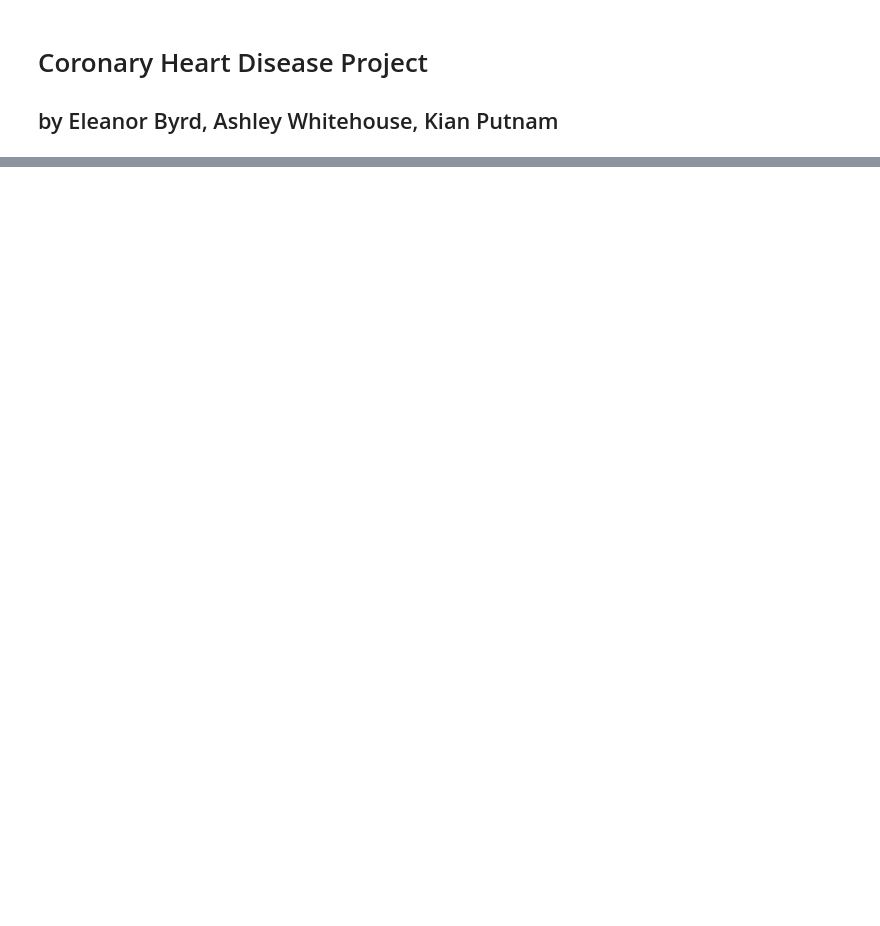
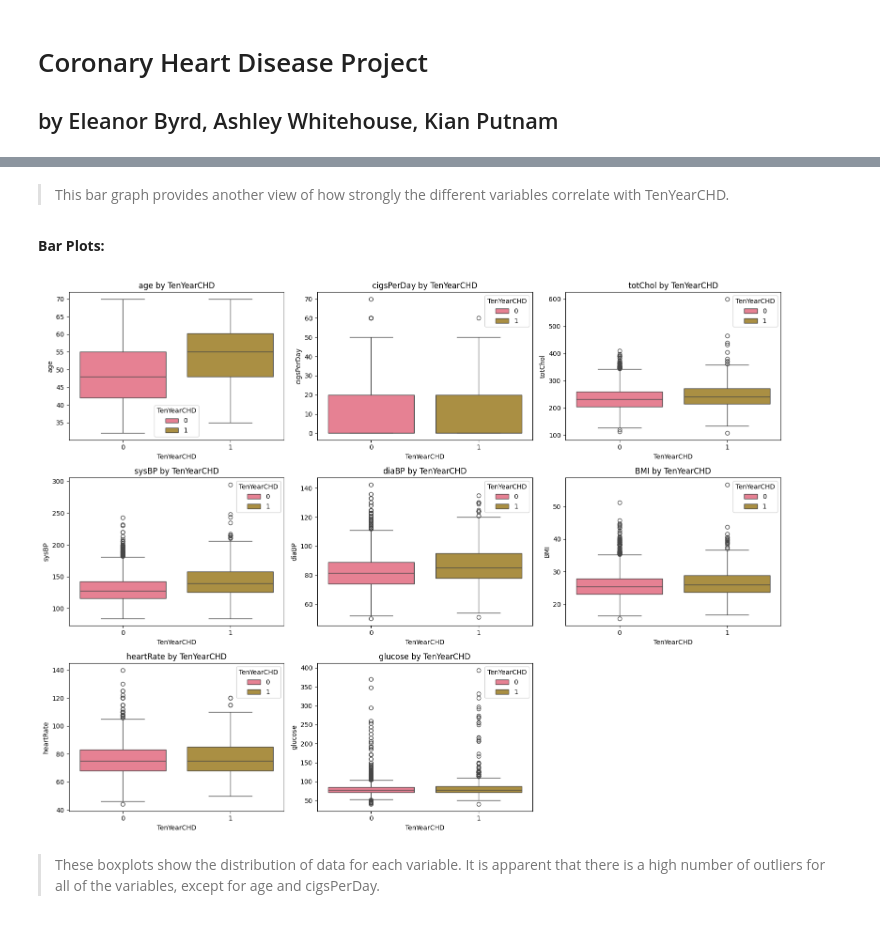
Before and after one commit to Kianjputnam/project_chd, a Jupyter notebook: Final_Paper.ipynb, the cells around one changed output, grey strips where cells are left out. Drawn from its saved outputs; the diff is of its cells as text; code cells hidden in the pictures; blank space fills up the shorter version.

```diff
--- a/Final_Paper.ipynb
+++ b/Final_Paper.ipynb
@@ -79,0 +113,33 @@ This indicates whether the patient had coronary heart disease in 10 years. There
+# %% [markdown]
+> This bar graph provides another view of how strongly the different variables correlate with TenYearCHD.
+# %% [markdown]
+**Bar Plots:**
+# %%
+# Set color palette
+sns.set_palette("husl")
+
+# Select variables of interest
+variables_of_interest = ['age', 'cigsPerDay', 'totChol', 'sysBP', 'diaBP', 'BMI', 'heartRate', 'glucose', 'TenYearCHD']
+data_subset = clean_chd_train[variables_of_interest]
+
+# Melt the DataFrame to long format
+data_melted = data_subset.melt(id_vars=['TenYearCHD'], var_name='Variable', value_name='Value')
+
+# Filter data for TenYearCHD values
+data_filtered = data_melted[data_melted['Variable'] != 'TenYearCHD']
+
+# Create box plots for each variable
+plt.figure(figsize=(16, 12))
+for idx, var in enumerate(data_filtered['Variable'].unique()):
+    plt.subplot(3, 3, idx + 1)
+    sns.boxplot(x='TenYearCHD', y='Value', data=data_filtered[data_filtered['Variable'] == var], hue='TenYearCHD')
+    plt.title(f'{var} by TenYearCHD')
+    plt.xlabel('TenYearCHD')
+    plt.ylabel(var)
+
+plt.tight_layout()
+plt.show()
+# %% [output]
+[figure, added]
+# %% [markdown]
+> These boxplots show the distribution of data for each variable. It is apparent that there is a high number of outliers for all of the variables, except for age and cigsPerDay.
```
Also changed, not shown: parts of 12 cells of this notebook.
